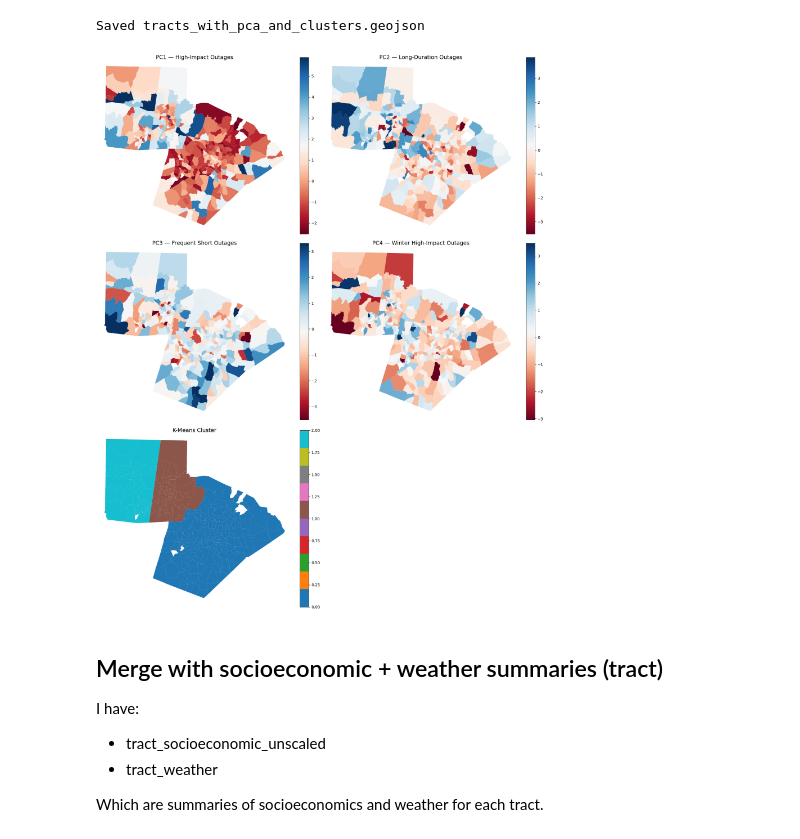
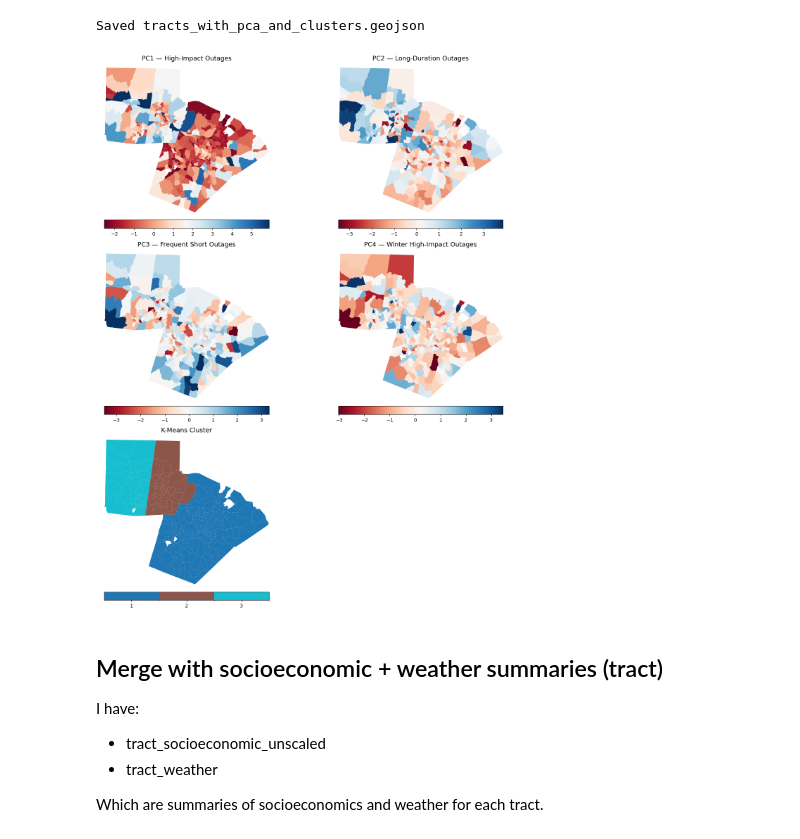
Before and after one commit to jessalynlc/MP, a Jupyter notebook: pca_outages_RTP.ipynb, the cells around one changed output. Saved outputs shown, nothing was run; the diff lists cells and outputs as text; code cells hidden in the pictures.

Commit message:
Updating Charlotte outage images.

```diff
--- a/pca_outages_RTP.ipynb
+++ b/pca_outages_RTP.ipynb
@@ -324,6 +324,7 @@ best_k = 3
 
 kmeans = KMeans(n_clusters=best_k, random_state=42)
 outages_tract_pca_scores['cluster'] = kmeans.fit_predict(outages_tract_pca_scores)
+outages_tract_pca_scores['cluster'] = outages_tract_pca_scores['cluster'] +1
 # %% [markdown]
 ## Characterize each cluster
 
@@ -558,8 +559,11 @@ print("Saved tracts_with_pca_and_clusters.geojson")
 # %% [output]
 Saved tracts_with_pca_and_clusters.geojson
 # %%
-gdf['cluster'] = gdf['cluster'].astype(int)
+import numpy as np
+import matplotlib.pyplot as plt
+import matplotlib.colors as mcolors
 
+# --- variables and titles ---
 variables = ['PC1','PC2','PC3','PC4','cluster']
 titles = [
     'PC1 — High-Impact Outages',
@@ -569,88 +573,135 @@ titles = [
     'K-Means Cluster'
 ]
 
-# compute global bounds and add pad so all subplots show the same full area
+# --- ensure cluster is integer ---
+if 'cluster' in gdf.columns:
+    try:
+        gdf['cluster'] = gdf['cluster'].astype('Int64')
+    except:
+        pass
+
+# --- compute bounds ---
 xmin, ymin, xmax, ymax = gdf.total_bounds
-# fallback if bounds are degenerate / not finite
 if not np.all(np.isfinite([xmin, ymin, xmax, ymax])):
     xmin, ymin, xmax, ymax = -1, -1, 1, 1
 
 width = max(xmax - xmin, 1e-6)
 height = max(ymax - ymin, 1e-6)
+
 pad_x = max(width * 0.03, 0.001 * width)
 pad_y = max(height * 0.03, 0.001 * height)
+
 global_xlim = (xmin - pad_x, xmax + pad_x)
 global_ylim = (ymin - pad_y, ymax + pad_y)
 
-fig, axes = plt.subplots(3, 2, figsize=(16, 20), constrained_layout=True)
+# --- create figure ---
+fig, axes = plt.subplots(3, 2, figsize=(14, 16))
 axes = axes.ravel()
 
-for i, var in enumerate(variables):
+for i, (var, title) in enumerate(zip(variables, titles)):
     ax = axes[i]
 
-    # skip if no geometries
+    if var not in gdf.columns:
+        ax.text(0.5, 0.5, f"{var} not found", ha='center', va='center', transform=ax.transAxes)
+        ax.set_axis_off()
+        continue
+
     if gdf.geometry.is_empty.all() or gdf.geometry.isnull().all():
         ax.text(0.5, 0.5, "No geometries to plot", ha='center', va='center', transform=ax.transAxes)
         ax.set_axis_off()
         continue
 
     if var == 'cluster':
+        # --- cluster plot (discrete) ---
+        cmap = plt.get_cmap('tab10', 3)
+        norm = mcolors.BoundaryNorm([0.5, 1.5, 2.5, 3.5], cmap.N)
+
         gdf.plot(
             column='cluster',
             ax=ax,
-            cmap='tab10',
-            legend=True,
+            cmap=cmap,
+            norm=norm,
             linewidth=0,
             edgecolor='none',
+            legend=False,
             missing_kwds={"color": "lightgrey"}
         )
 
+        sm = plt.cm.ScalarMappable(cmap=cmap, norm=norm)
+        sm._A = []
+
+        cbar = fig.colorbar(
+            sm,
+            ax=ax,
+            orientation='horizontal',
+            fraction=0.05,
+            pad=0.02   # tighter spacing
+        )
+        cbar.set_ticks([1, 2, 3])
+        cbar.set_ticklabels(['1', '2', '3'])
+
     else:
-        # robust vmin/vmax
+        # --- compute robust scaling per variable ---
         col = gdf[var].replace([np.inf, -np.inf], np.nan).dropna()
+
         if col.empty:
-            # fall back to greys if column missing
             gdf.plot(ax=ax, color='#EEEEEE', edgecolor='#BBBBBB', linewidth=0.25)
             ax.text(0.5, 0.5, f"No valid values for {var}", ha='center', va='center', transform=ax.transAxes)
         else:
             vmin = col.quantile(0.01)
             vmax = col.quantile(0.99)
+
             if not np.isfinite(vmin) or not np.isfinite(vmax):
                 vmin, vmax = col.min(), col.max()
+
             if np.isclose(vmin, vmax):
                 pad = abs(vmin) * 0.01 if vmin != 0 else 1e-6
                 vmin -= pad
                 vmax += pad
 
+            cmap = plt.get_cmap('RdBu')
+            norm = plt.Normalize(vmin=vmin, vmax=vmax)
+
             gdf.plot(
                 column=var,
                 ax=ax,
-                cmap='RdBu',
-                legend=True,
-                vmin=vmin,
-                vmax=vmax,
+                cmap=cmap,
+                norm=norm,
                 linewidth=0,
                 edgecolor='none',
+                legend=False,
                 missing_kwds={"color": "lightgrey"}
             )
 
-    # force same geographic extent so the full map displays in every subplot
+            sm = plt.cm.ScalarMappable(cmap=cmap, norm=norm)
+            sm._A = []
+
+            fig.colorbar(
+                sm,
+                ax=ax,
+                orientation='horizontal',
+                fraction=0.05,
+                pad=0.02   # tighter spacing
+            )
+
     ax.set_xlim(global_xlim)
     ax.set_ylim(global_ylim)
-
-    ax.set_title(titles[i], fontsize=14)
+    ax.set_title(title, fontsize=13)
     ax.set_axis_off()
 
-# hide the unused 6th plot (if present)
+# hide unused subplot
 if len(axes) > len(variables):
     axes[len(variables)].set_visible(False)
+
+# tighter layout than before
+plt.tight_layout(pad=1.0)
 
 plt.savefig(
     'data_processed/outages_pca_results_RTP/rtp_pca_maps.png',
     dpi=300,
     bbox_inches='tight'
 )
 
 plt.show()
 # %% [output]
-[figure, old version]
+[figure, new version]
```
Also changed, not shown: parts of 2 cells of this notebook, 2 other files.
